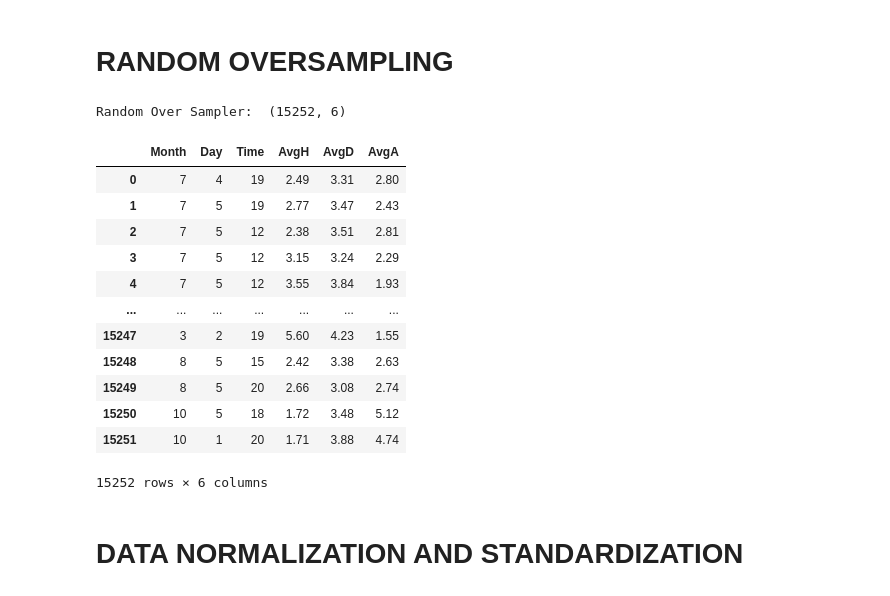
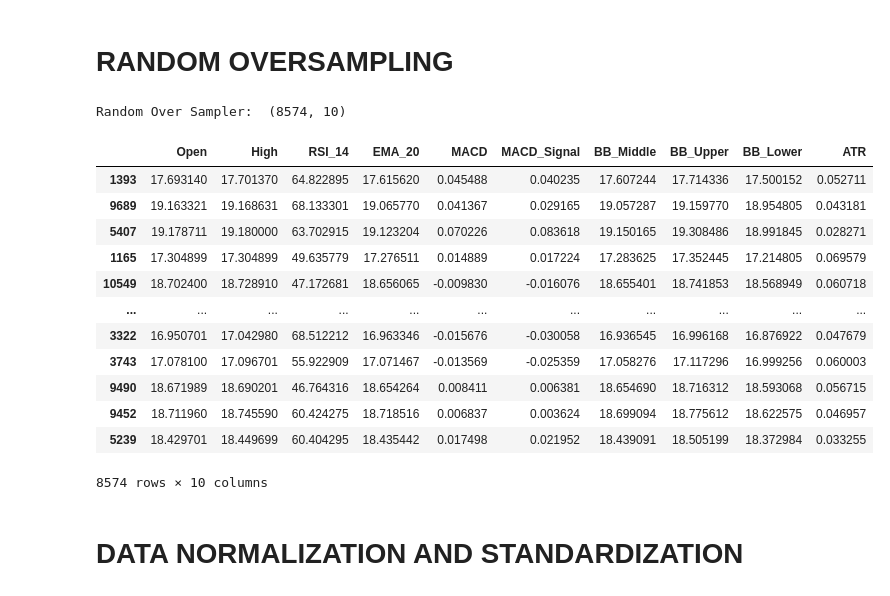
Before and after one commit to lebyanelm/neural-trained-models, a Jupyter notebook: ipynb/model_training.ipynb, the cells around one changed output. Saved outputs shown, nothing was run; the diff lists cells and outputs as text; code cells hidden in the pictures.

```diff
--- a/ipynb/model_training.ipynb
+++ b/ipynb/model_training.ipynb
@@ -53,0 +125,5 @@ TESTING SHAPE: (2881, 6)
+# %%
+data = data.reset_index(drop=True)
+data_Y = data.pop("Direction")
+X, X_test, Y, Y_test = train_test_split(data, data_Y, test_size=0.3, stratify=data_Y)
+X
@@ -192,26 +198,26 @@ def perfomance_metric(X_test, Y_test, model):
 # RANDOM OVERSAMPLING
 # %%
 # Randomly oversample the data to equalize the buy/sell count
-ros = RandomOverSampler()
+ros = RandomUnderSampler()
 X_resampled, Y_resampled = ros.fit_resample(X, Y)
 print("Random Over Sampler: ", X_resampled.shape)
 # X_resampled = X_resampled.sort_values(["year", "month", "day", "matchday", "hour", "minute"])
 X_resampled
 # %% [output]
-Random Over Sampler:  (15252, 6)
+Random Over Sampler:  (8574, 10)
-|  | Month | Day | Time | AvgH | AvgD | AvgA |
-| 0 | 7 | 4 | 19 | 2.49 | 3.31 | 2.80 |
-| 1 | 7 | 5 | 19 | 2.77 | 3.47 | 2.43 |
-| 2 | 7 | 5 | 12 | 2.38 | 3.51 | 2.81 |
-| 3 | 7 | 5 | 12 | 3.15 | 3.24 | 2.29 |
-| 4 | 7 | 5 | 12 | 3.55 | 3.84 | 1.93 |
-| ... | ... | ... | ... | ... | ... | ... |
-| 15247 | 3 | 2 | 19 | 5.60 | 4.23 | 1.55 |
-| 15248 | 8 | 5 | 15 | 2.42 | 3.38 | 2.63 |
-| 15249 | 8 | 5 | 20 | 2.66 | 3.08 | 2.74 |
-| 15250 | 10 | 5 | 18 | 1.72 | 3.48 | 5.12 |
-| 15251 | 10 | 1 | 20 | 1.71 | 3.88 | 4.74 |
+|  | Open | High | RSI_14 | EMA_20 | MACD | MACD_Signal | BB_Middle | BB_Upper | BB_Lower | ATR |
+| 1393 | 17.693140 | 17.701370 | 64.822895 | 17.615620 | 0.045488 | 0.040235 | 17.607244 | 17.714336 | 17.500152 | 0.052711 |
+| 9689 | 19.163321 | 19.168631 | 68.133301 | 19.065770 | 0.041367 | 0.029165 | 19.057287 | 19.159770 | 18.954805 | 0.043181 |
+| 5407 | 19.178711 | 19.180000 | 63.702915 | 19.123204 | 0.070226 | 0.083618 | 19.150165 | 19.308486 | 18.991845 | 0.028271 |
+| 1165 | 17.304899 | 17.304899 | 49.635779 | 17.276511 | 0.014889 | 0.017224 | 17.283625 | 17.352445 | 17.214805 | 0.069579 |
+| 10549 | 18.702400 | 18.728910 | 47.172681 | 18.656065 | -0.009830 | -0.016076 | 18.655401 | 18.741853 | 18.568949 | 0.060718 |
+| ... | ... | ... | ... | ... | ... | ... | ... | ... | ... | ... |
+| 3322 | 16.950701 | 17.042980 | 68.512212 | 16.963346 | -0.015676 | -0.030058 | 16.936545 | 16.996168 | 16.876922 | 0.047679 |
+| 3743 | 17.078100 | 17.096701 | 55.922909 | 17.071467 | -0.013569 | -0.025359 | 17.058276 | 17.117296 | 16.999256 | 0.060003 |
+| 9490 | 18.671989 | 18.690201 | 46.764316 | 18.654264 | 0.008411 | 0.006381 | 18.654690 | 18.716312 | 18.593068 | 0.056715 |
+| 9452 | 18.711960 | 18.745590 | 60.424275 | 18.718516 | 0.006837 | 0.003624 | 18.699094 | 18.775612 | 18.622575 | 0.046957 |
+| 5239 | 18.429701 | 18.449699 | 60.404295 | 18.435442 | 0.017498 | 0.021952 | 18.439091 | 18.505199 | 18.372984 | 0.033255 |
-15252 rows × 6 columns
+8574 rows × 10 columns
 # %% [markdown]
 # DATA NORMALIZATION AND STANDARDIZATION
 # %%
```
Also changed, not shown: parts of 13 cells of this notebook, 13 other files.
